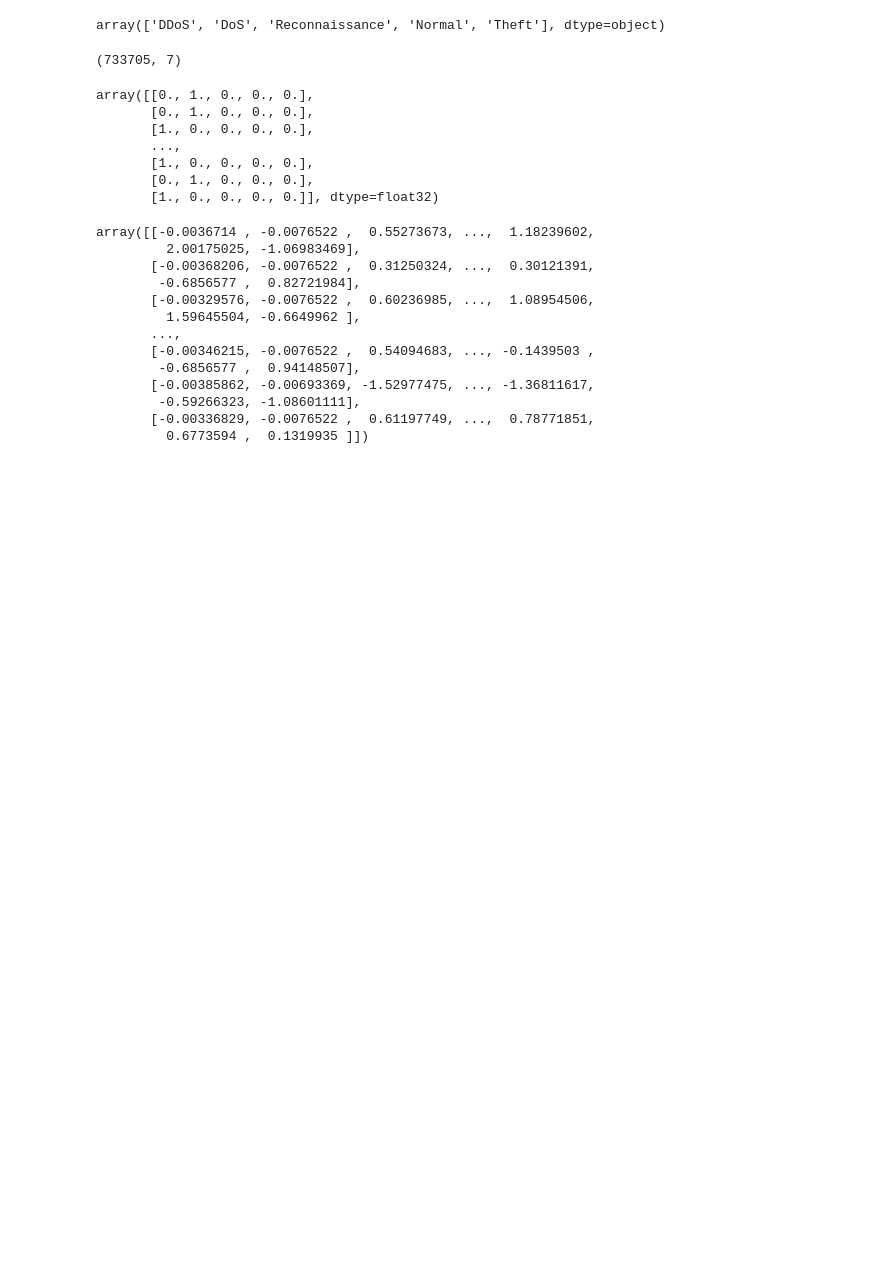
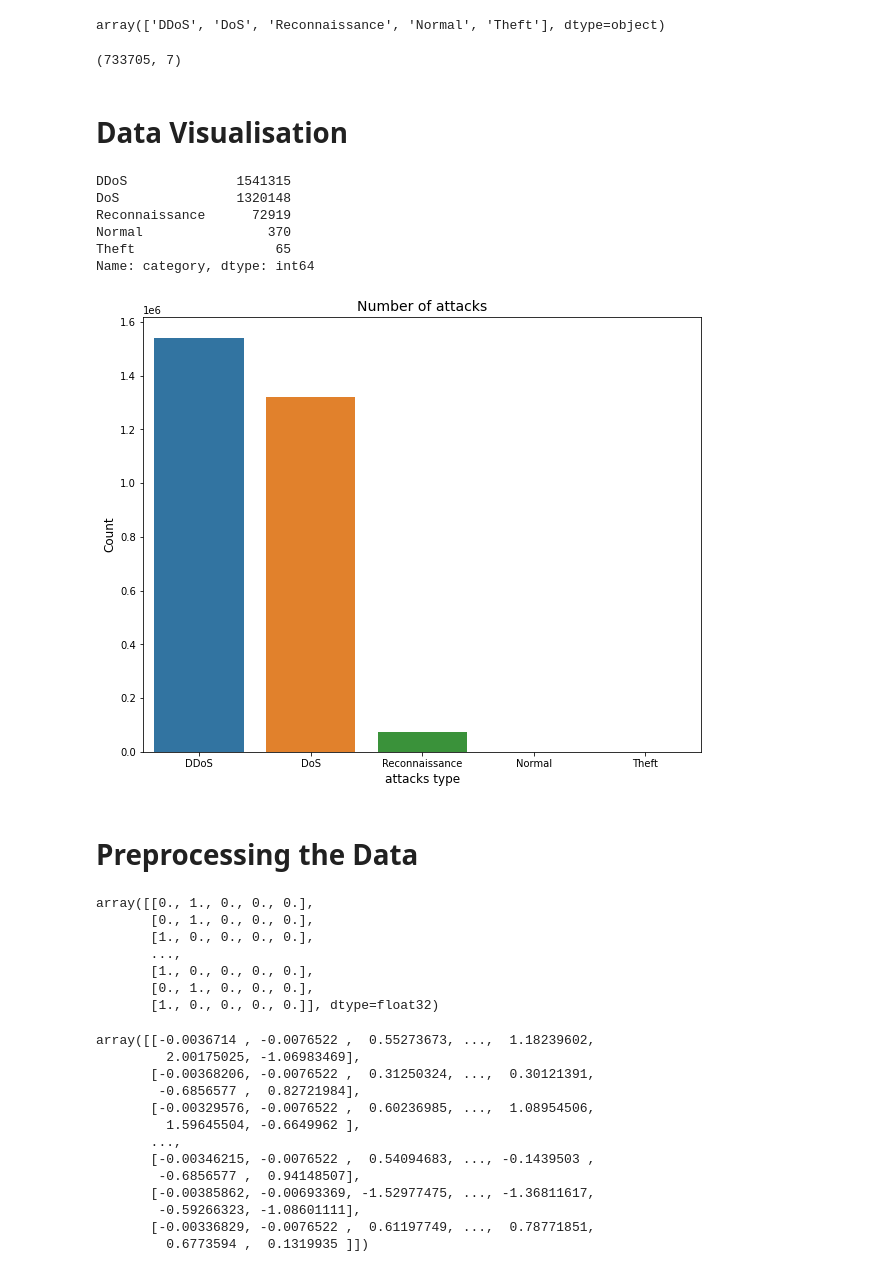
Before and after one commit to myschl/ML-DL, a Jupyter notebook: Cyber_Attack_Classification_.ipynb, the cells around one changed output. Drawn from its saved outputs; the diff is of its cells as text; code cells hidden in the pictures; blank space fills up the shorter version.

```diff
--- a/Cyber_Attack_Classification_.ipynb
+++ b/Cyber_Attack_Classification_.ipynb
@@ -96,6 +95,31 @@ array(['DDoS', 'DoS', 'Reconnaissance', 'Normal', 'Theft'], dtype=object)
 valid_data.shape
 # %% [output]
 (733705, 7)
+# %% [markdown]
+# **Data Visualisation**
+# %%
+# Get the counts for each class
+attacks_count = train['category'].value_counts()
+print(attacks_count)
+
+# Plot the results
+plt.figure(figsize=(10,8))
+sns.barplot(x=attacks_count.index, y= attacks_count.values)
+plt.title('Number of attacks', fontsize=14)
+plt.xlabel('attacks type', fontsize=12)
+plt.ylabel('Count', fontsize=12)
+plt.xticks(range(len(attacks_count.index)), ['DDoS', 'DoS', 'Reconnaissance', 'Normal', 'Theft'])
+plt.show()
+# %% [output]
+DDoS              1541315
+DoS               1320148
+Reconnaissance      72919
+Normal                370
+Theft                  65
+Name: category, dtype: int64
+[figure, added]
+# %% [markdown]
+# **Preprocessing the Data**
 # %%
 # # creating initial dataframe
 # labels = ('DoS', 'Reconnaissance','DDoS')
```
Also changed, not shown: parts of 11 cells of this notebook.
